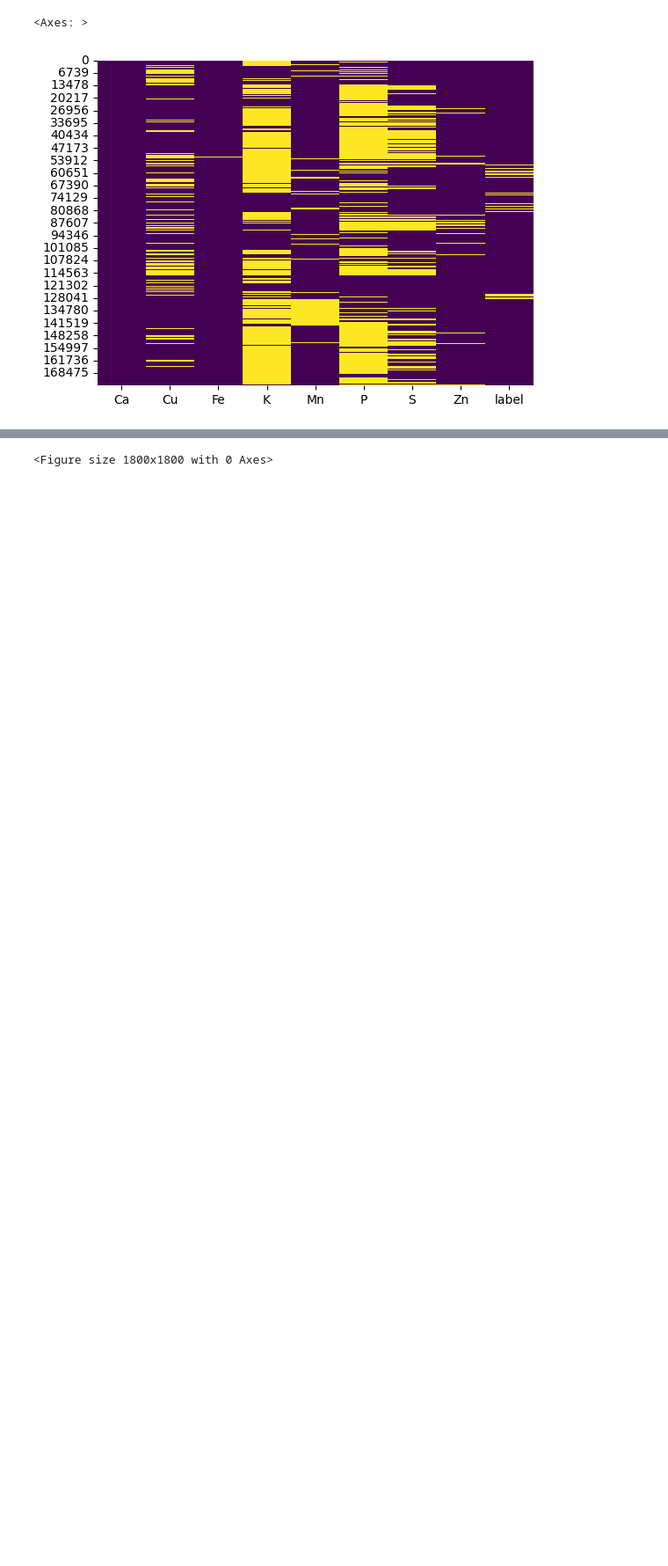
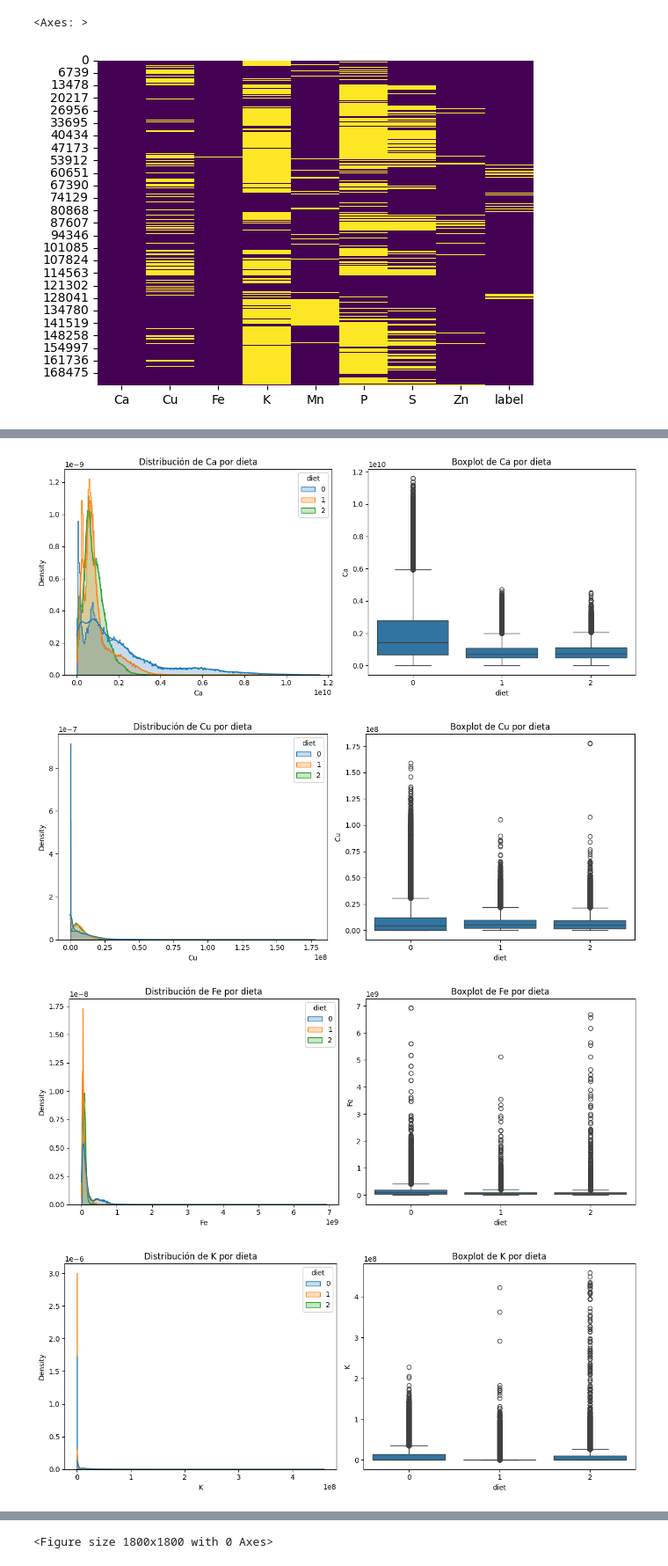
Before and after one commit to Pelus-o/Mentoria-Analisis-de-tumores, a Jupyter notebook: analisis_exploratorio.ipynb, the cells around one changed output, grey strips where cells are left out. Shown at 88% size. Cells and saved outputs as stored; diff of their text form; code cells hidden in the pictures; blank space fills up the shorter version.

```diff
--- a/analisis_exploratorio.ipynb
+++ b/analisis_exploratorio.ipynb
@@ -158 +179,18 @@ plt.show()
 [figure]
+# %%
+variables=['Ca', 'Cu', 'Fe', 'K', 'Mn', 'P', 'S', 'Zn']
+for var in variables:
+    plt.figure(figsize=(12, 5))
+    plt.subplot(1, 2, 1)
+    sns.histplot(data=df, x=var, hue='diet', kde=True, element='step', stat='density', common_norm=False)
+    plt.title(f'Distribución de {var} por dieta')
+    plt.subplot(1, 2, 2)
+    sns.boxplot(data=df, x='diet', y=var)
+    plt.title(f'Boxplot de {var} por dieta')
+    plt.tight_layout()
+    plt.show()
+# %% [output]
+[figure, added]
+[figure, added]
+[figure, added]
+[figure, added]
```
Also changed, not shown: parts of 24 cells of this notebook.
